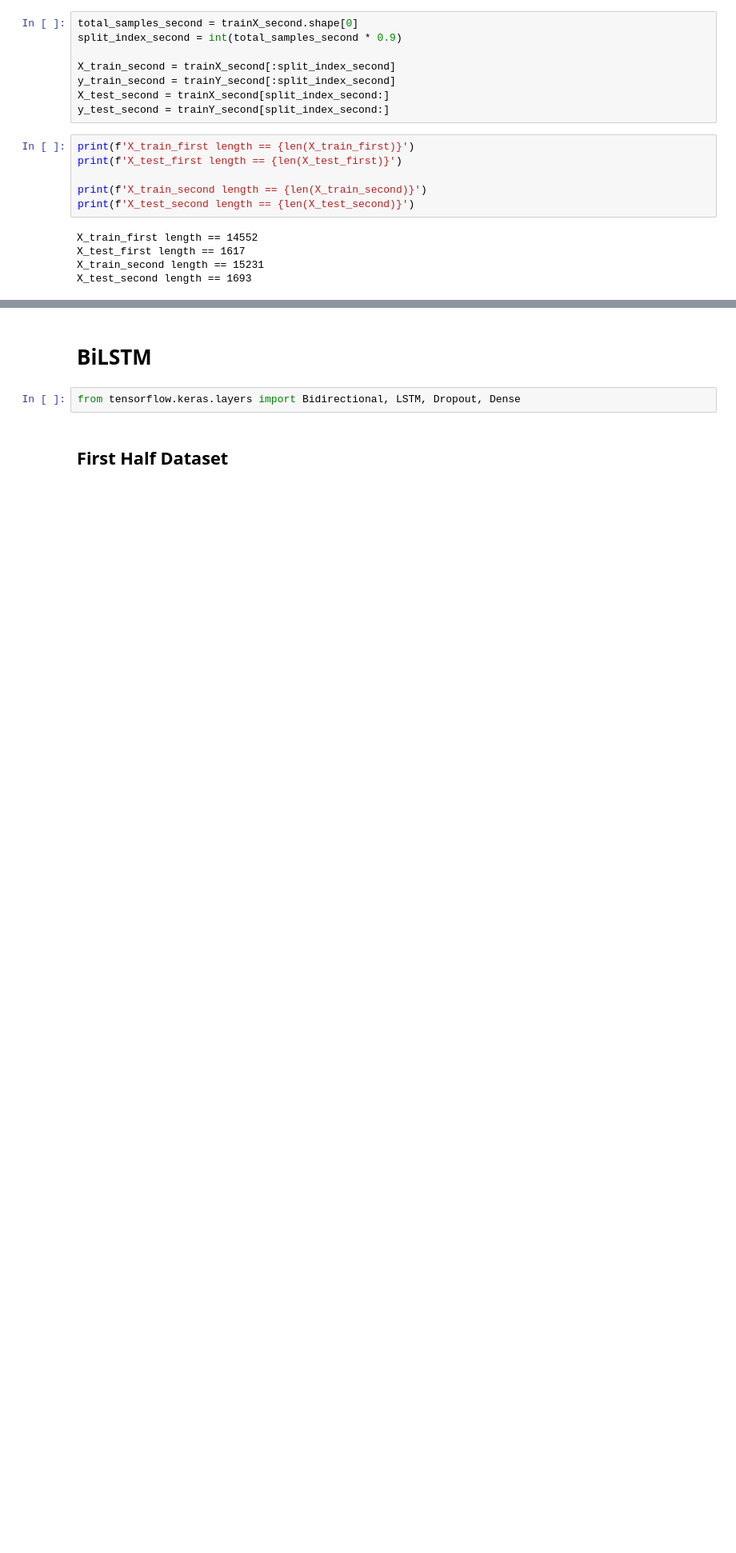
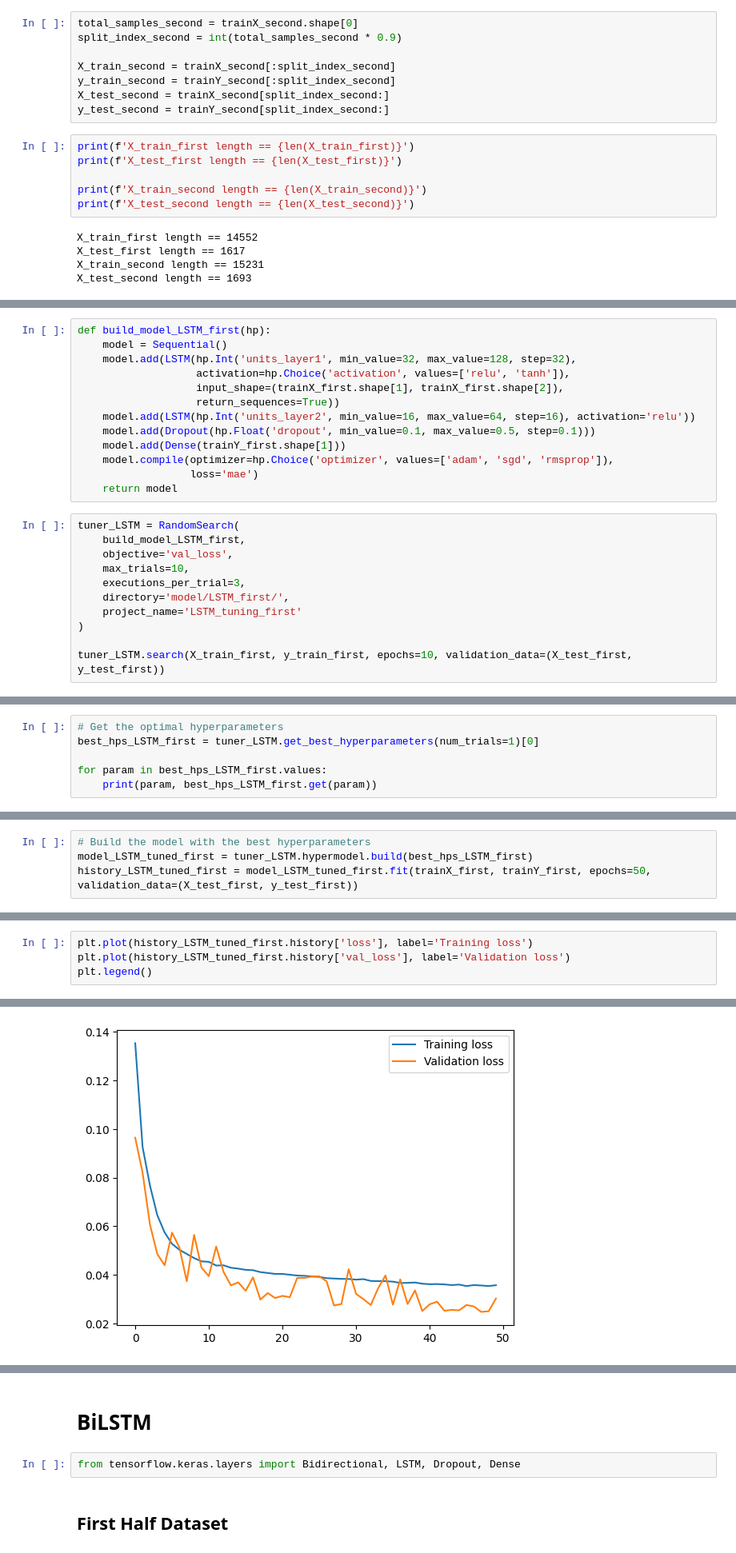
Before and after one commit to naufalulhaq/tugas_akhir, a Jupyter notebook: splitted_tuned_modelling.ipynb, the cells around one changed output, grey strips where cells are left out. Shown at 80% size. Cells and saved outputs as stored; diff of their text form; blank space fills up the shorter version.

Commit message:
complte all splitted tuned model

```diff
--- a/splitted_tuned_modelling.ipynb
+++ b/splitted_tuned_modelling.ipynb
@@ -47,0 +71,24 @@ X_test_second length == 1693
+# %%
+def build_model_LSTM_first(hp):
+    model = Sequential()
+    model.add(LSTM(hp.Int('units_layer1', min_value=32, max_value=128, step=32),
+                   activation=hp.Choice('activation', values=['relu', 'tanh']),
+                   input_shape=(trainX_first.shape[1], trainX_first.shape[2]),
+                   return_sequences=True))
+    model.add(LSTM(hp.Int('units_layer2', min_value=16, max_value=64, step=16), activation='relu'))
+    model.add(Dropout(hp.Float('dropout', min_value=0.1, max_value=0.5, step=0.1)))
+    model.add(Dense(trainY_first.shape[1]))
+    model.compile(optimizer=hp.Choice('optimizer', values=['adam', 'sgd', 'rmsprop']),
+                  loss='mae')
+    return model
+# %%
+tuner_LSTM = RandomSearch(
+    build_model_LSTM_first,
+    objective='val_loss',
+    max_trials=10,
+    executions_per_trial=3,
+    directory='model/LSTM_first/',
+    project_name='LSTM_tuning_first'
+)
+
+tuner_LSTM.search(X_train_first, y_train_first, epochs=10, validation_data=(X_test_first, y_test_first))
@@ -47,0 +101,6 @@ X_test_second length == 1693
+# %%
+# Get the optimal hyperparameters
+best_hps_LSTM_first = tuner_LSTM.get_best_hyperparameters(num_trials=1)[0]
+
+for param in best_hps_LSTM_first.values:
+    print(param, best_hps_LSTM_first.get(param))
@@ -47,0 +113,4 @@ X_test_second length == 1693
+# %%
+# Build the model with the best hyperparameters
+model_LSTM_tuned_first = tuner_LSTM.hypermodel.build(best_hps_LSTM_first)
+history_LSTM_tuned_first = model_LSTM_tuned_first.fit(trainX_first, trainY_first, epochs=50, validation_data=(X_test_first, y_test_first))
@@ -47,0 +135,5 @@ X_test_second length == 1693
+# %%
+plt.plot(history_LSTM_tuned_first.history['loss'], label='Training loss')
+plt.plot(history_LSTM_tuned_first.history['val_loss'], label='Validation loss')
+plt.legend()
+# %% [output]
@@ -47,0 +141 @@ X_test_second length == 1693
+[figure, added]
```
Also changed, not shown: parts of 57 cells of this notebook.
